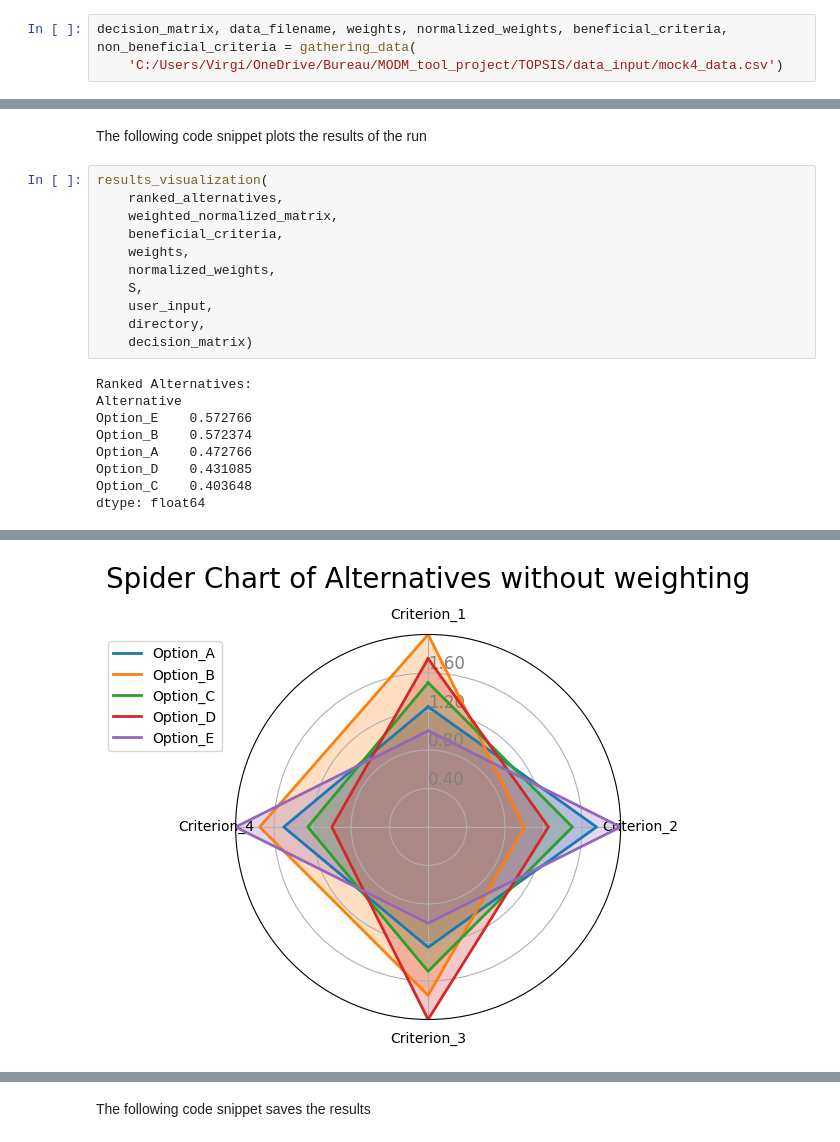
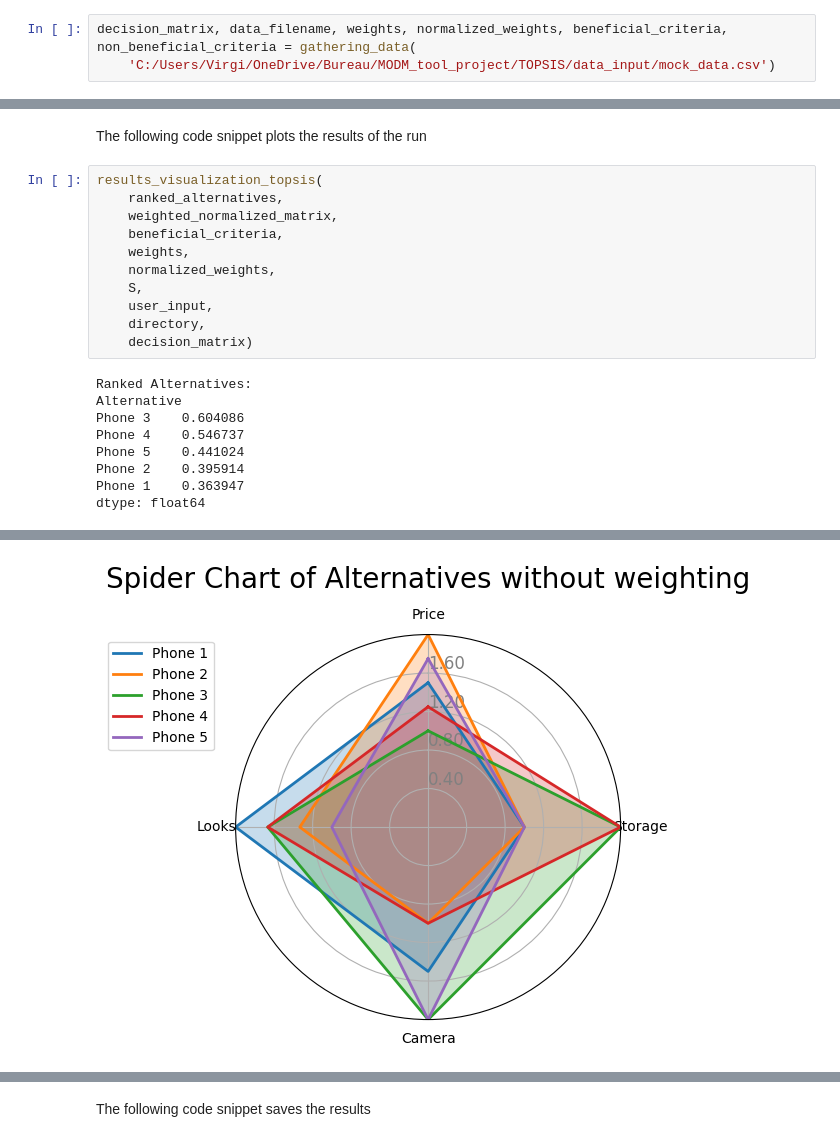
Before and after one commit to VirgilCabo/MODM_tool, a Jupyter notebook: TOPSIS_main_notebook.ipynb, the cells around one changed output, grey strips where cells are left out. Saved outputs shown, nothing was run; the diff lists cells and outputs as text.

```diff
--- a/TOPSIS_main_notebook.ipynb
+++ b/TOPSIS_main_notebook.ipynb
@@ -23,5 +26,5 @@ Returns:
     weights (dict) :
 # %%
 decision_matrix, data_filename, weights, normalized_weights, beneficial_criteria, non_beneficial_criteria = gathering_data(
-    'C:/Users/Virgi/OneDrive/Bureau/MODM_tool_project/TOPSIS/data_input/mock4_data.csv')
+    'C:/Users/Virgi/OneDrive/Bureau/MODM_tool_project/TOPSIS/data_input/mock_data.csv')
 # %% [output]
@@ -48,7 +51,7 @@ ranked_alternatives, ranks, weighted_normalized_matrix, S = TOPSIS_main_data_pro
 # %% [markdown]
 The following code snippet plots the results of the run
 # %%
-results_visualization(
+results_visualization_topsis(
     ranked_alternatives,
     weighted_normalized_matrix,
     beneficial_criteria,
@@ -61,9 +64,9 @@ results_visualization(
 # %% [output]
 Ranked Alternatives:
 Alternative
-Option_E    0.572766
-Option_B    0.572374
-Option_A    0.472766
-Option_D    0.431085
-Option_C    0.403648
+Phone 3    0.604086
+Phone 4    0.546737
+Phone 5    0.441024
+Phone 2    0.395914
+Phone 1    0.363947
 dtype: float64
@@ -71 +74 @@ dtype: float64
-[figure, old version]
+[figure, new version]
```
Also changed, not shown: parts of 4 cells of this notebook, 4 other files.
